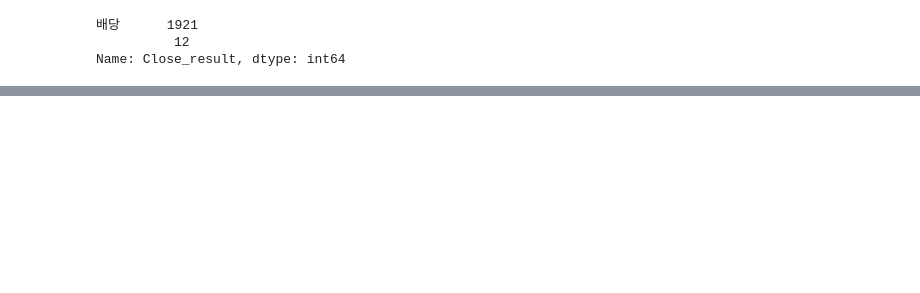
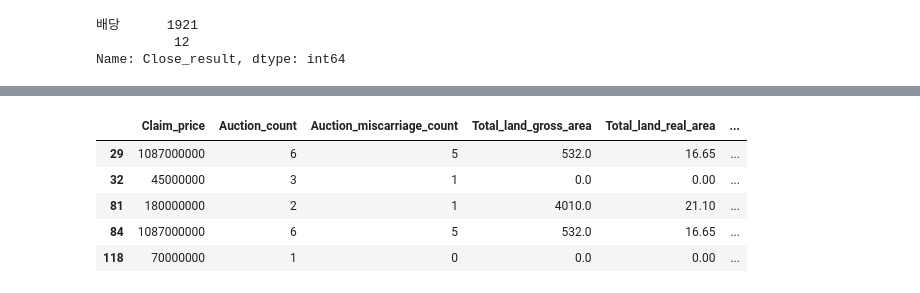
Before and after one commit to Sejong-Kaggle-Challengers-2nd/Cho-D-YoungRae, a Jupyter notebook: 3/1_직접구현.ipynb, the cells around one changed output, grey strips where cells are left out. Saved outputs shown, nothing was run; the diff lists cells and outputs as text; code cells hidden in the pictures; blank space fills up the shorter version.

```diff
--- a/3/1_직접구현.ipynb
+++ b/3/1_직접구현.ipynb
@@ -208,11 +210,12 @@ train['Close_result'].value_counts()
           12
 Name: Close_result, dtype: int64
 # %%
+# 주소에 대한 데이터 다 지웠다 -> 좌표 값으로 다 해결될 것이라 생각
 drop_cols = [
-    'Auction_key', 'Appraisal_company', 'Appraisal_date', 'Final_result', 'Creditor',
-    'addr_do', 'addr_si', 'addr_dong', 'addr_li', 'addr_san', 'addr_bunji1',
-    'addr_bunji2', 'addr_etc', 'Specific', 'road_name', 'road_bunji1', 'road_bunji2',
-    'Close_date', 'Close_result']
+    'Auction_key', 'Auction_class', 'Bid_class', 'Appraisal_company', 'Appraisal_date',
+    'Final_result', 'Creditor', 'addr_do', 'addr_si', 'addr_dong', 'addr_li', 'addr_san',
+    'addr_bunji1', 'addr_bunji2', 'addr_etc', 'Specific', 'road_name', 'road_bunji1',
+    'road_bunji2', 'Close_date', 'Close_result']
 ordinal_cols = ['Auction_class', 'Apartment_usage', 'Share_auction_YorN']
 onehot_cols = ['Bid_class']
 datetime_cols = ['First_auction_date', 'Final_auction_date', 'Preserve_regist_date']
@@ -240,0 +322,9 @@ memory usage: 332.4+ KB
+# %%
+train_processed[train['Preserve_regist_date'] == '1111-11-11 00:00:00'].head()
+# %% [output]
+|  | Claim_price | Auction_count | Auction_miscarriage_count | Total_land_gross_area | Total_land_real_area | ... |
+| 29 | 1087000000 | 6 | 5 | 532.0 | 16.65 | ... |
+| 32 | 45000000 | 3 | 1 | 0.0 | 0.00 | ... |
+| 81 | 180000000 | 2 | 1 | 4010.0 | 21.10 | ... |
+| 84 | 1087000000 | 6 | 5 | 532.0 | 16.65 | ... |
+| 118 | 70000000 | 1 | 0 | 0.0 | 0.00 | ... |
```
Also changed, not shown: parts of 21 cells of this notebook, 1 other file.
